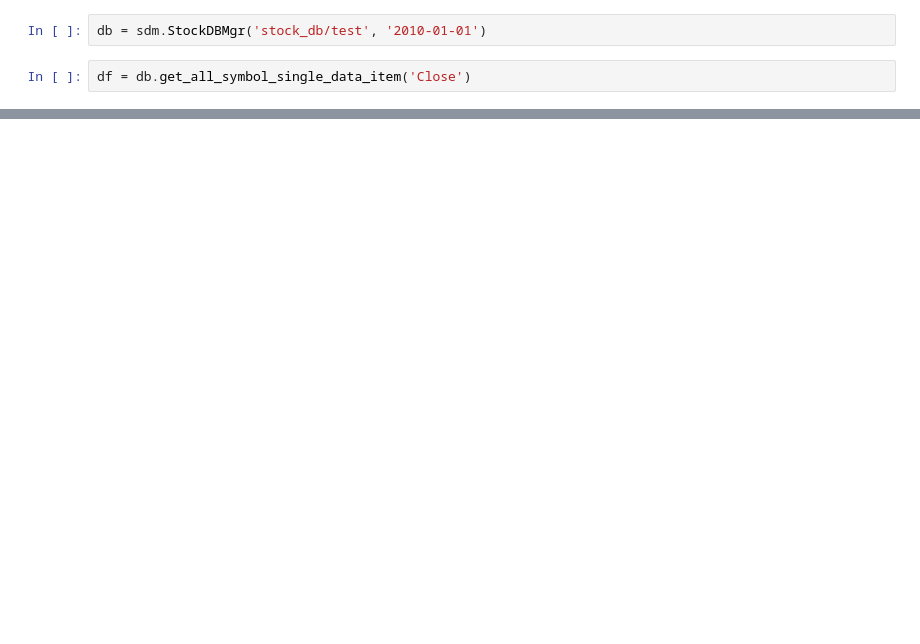
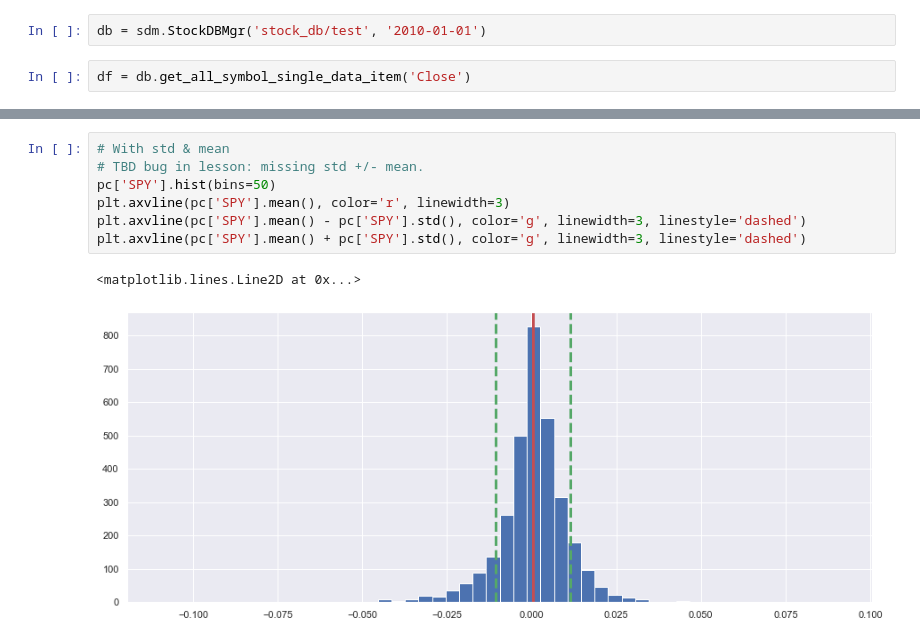
Before and after one commit to mathieugouin/tradesim, a Jupyter notebook: udacity.ipynb, the cells around one changed output, grey strips where cells are left out. Drawn from its saved outputs; the diff is of its cells as text; blank space fills up the shorter version.

Commit message:
Lesson 7 done

```diff
--- a/udacity.ipynb
+++ b/udacity.ipynb
@@ -38,0 +70,10 @@ array([[<AxesSubplot:title={'center':'SPY'}>,
+# %%
+# With std & mean
+# TBD bug in lesson: missing std +/- mean.
+pc['SPY'].hist(bins=50)
+plt.axvline(pc['SPY'].mean(), color='r', linewidth=3)
+plt.axvline(pc['SPY'].mean() - pc['SPY'].std(), color='g', linewidth=3, linestyle='dashed')
+plt.axvline(pc['SPY'].mean() + pc['SPY'].std(), color='g', linewidth=3, linestyle='dashed')
+# %% [output]
+<matplotlib.lines.Line2D at 0x...>
+[figure, added]
```
Also changed, not shown: parts of 35 cells of this notebook, 1 other file.
